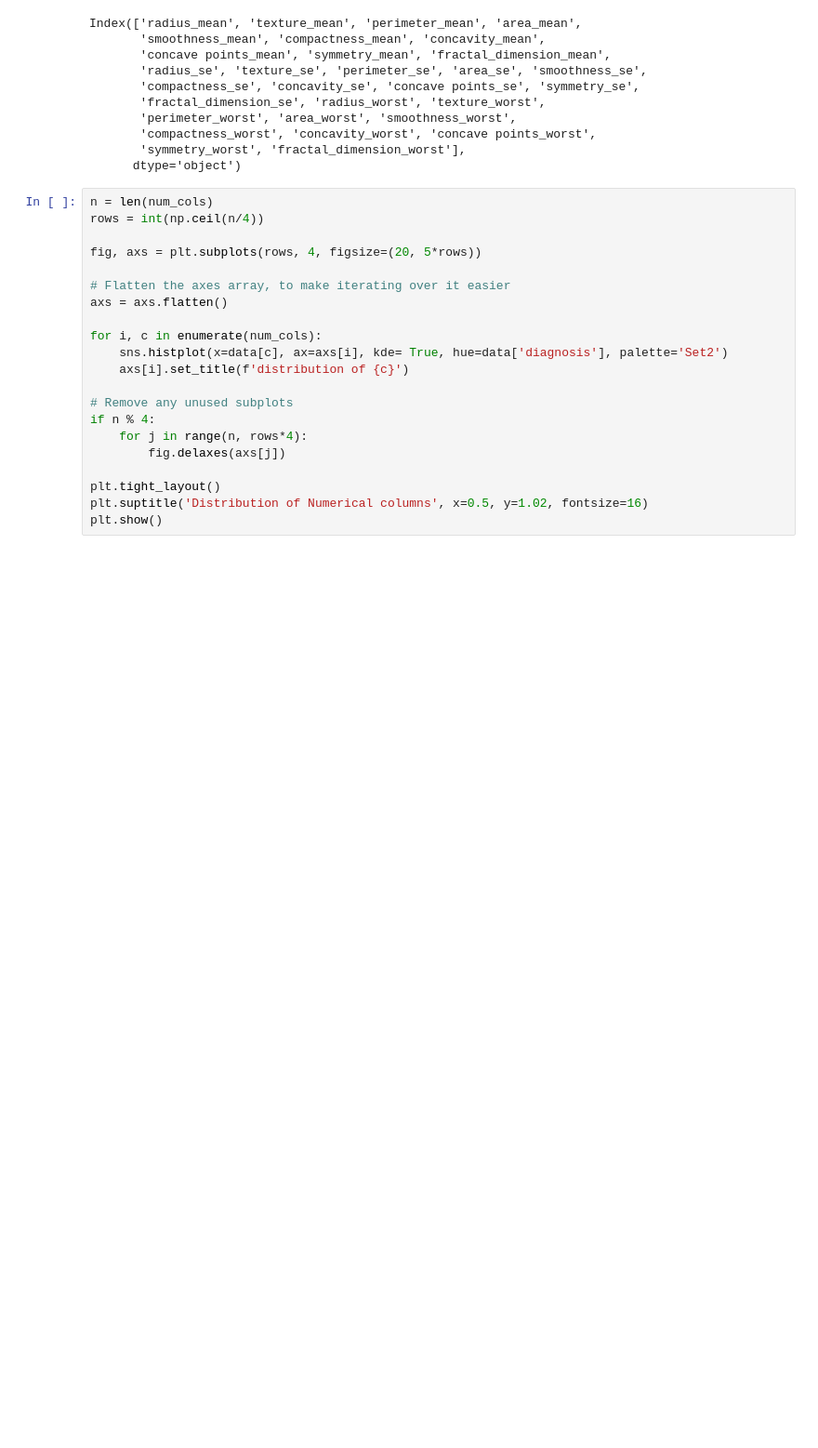
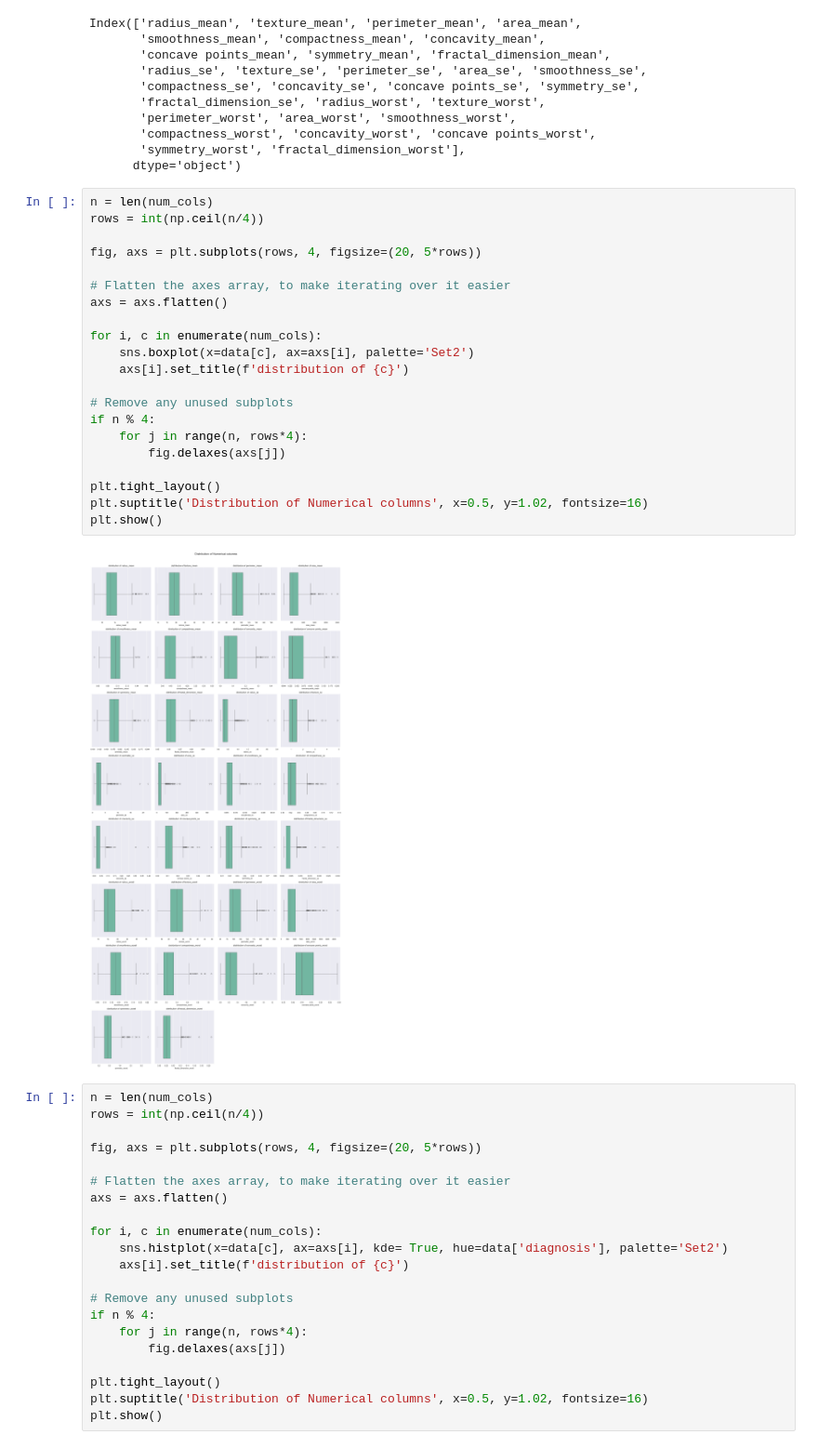
Before and after one commit to Ahmed-level0/breast_cancer_classification, a Jupyter notebook: notebooks/data_exploration.ipynb, the cells around one changed output. Shown at 93% size. Cells and saved outputs as stored; diff of their text form; blank space fills up the shorter version.

```diff
--- a/notebooks/data_exploration.ipynb
+++ b/notebooks/data_exploration.ipynb
@@ -89,6 +89,29 @@ Index(['radius_mean', 'texture_mean', 'perimeter_mean', 'area_mean',
        'compactness_worst', 'concavity_worst', 'concave points_worst',
        'symmetry_worst', 'fractal_dimension_worst'],
       dtype='object')
+# %%
+n = len(num_cols)
+rows = int(np.ceil(n/4))
+
+fig, axs = plt.subplots(rows, 4, figsize=(20, 5*rows))
+
+# Flatten the axes array, to make iterating over it easier
+axs = axs.flatten()
+
+for i, c in enumerate(num_cols):
+    sns.boxplot(x=data[c], ax=axs[i], palette='Set2')
+    axs[i].set_title(f'distribution of {c}')
+
+# Remove any unused subplots
+if n % 4:
+    for j in range(n, rows*4):
+        fig.delaxes(axs[j])
+
+plt.tight_layout()
+plt.suptitle('Distribution of Numerical columns', x=0.5, y=1.02, fontsize=16)
+plt.show()
+# %% [output]
+[figure, added]
 # %%
 n = len(num_cols)
 rows = int(np.ceil(n/4))
```
Also changed, not shown: parts of 2 cells of this notebook, 4 other files.
